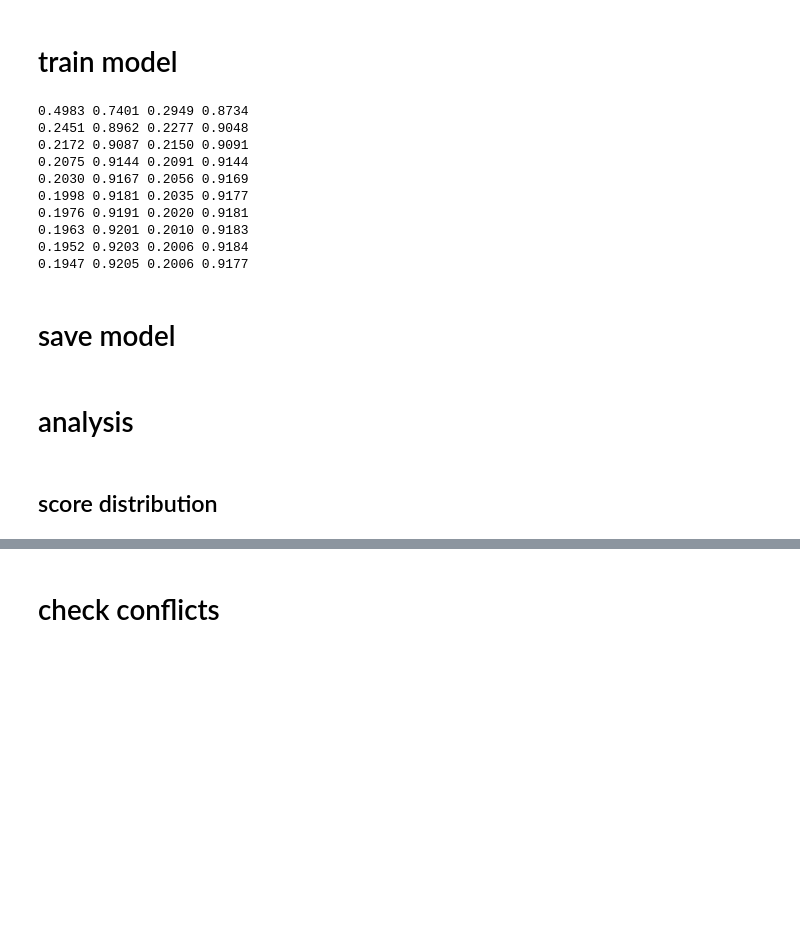
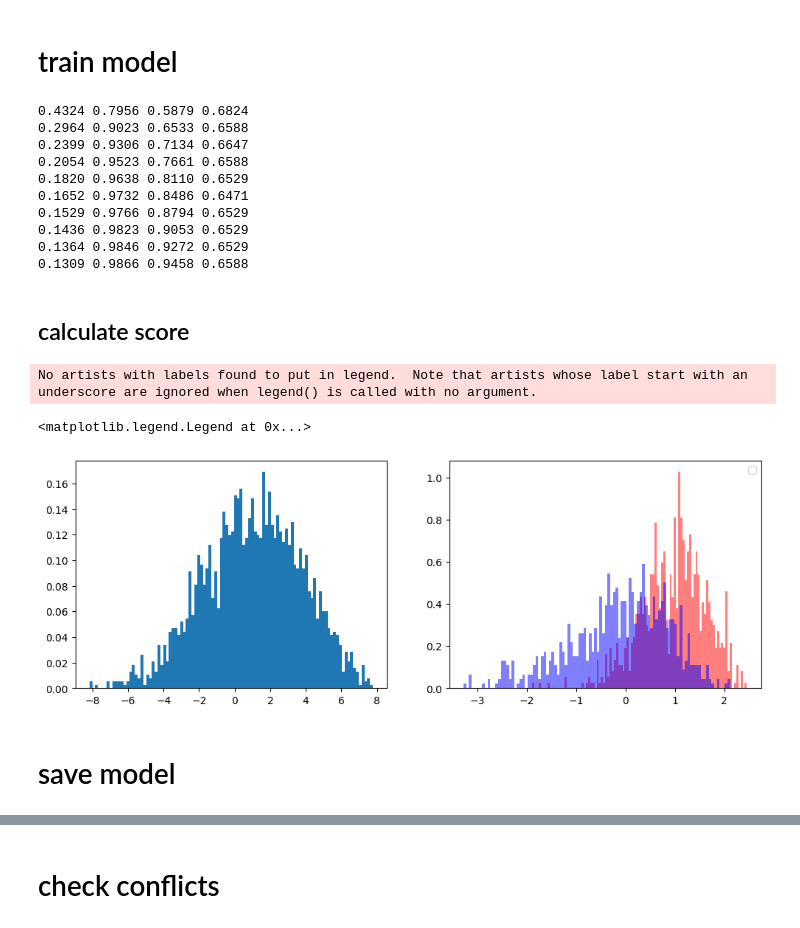
Before and after one commit to kk-digital/kcg-ml-image-pipeline, a Jupyter notebook: scripts/notebooks/han/004_rank_model-sentence-level.ipynb, the cells around one changed output, grey strips where cells are left out. Drawn from its saved outputs; the diff is of its cells as text; code cells hidden in the pictures; blank space fills up the shorter version.

Commit message:
update check rank resulte by single model notebook

```diff
--- a/scripts/notebooks/han/004_rank_model-sentence-level.ipynb
+++ b/scripts/notebooks/han/004_rank_model-sentence-level.ipynb
@@ -166,6 +139,4 @@ warmup = torch.optim.lr_scheduler.LambdaLR(optimizer, [lambda step: step / 100.
 # %%
-scaler = torch.cuda.amp.GradScaler()
-
 bces, accs = list(), list()
 
 for epoch in tqdm(range(1000)):
@@ -178,12 +149,10 @@ for epoch in tqdm(range(1000)):
 
     optimizer.zero_grad()
 
-    with torch.cuda.amp.autocast(True):
+    y0 = model(x[..., 0])
+    y1 = model(x[..., 1])
 
-        y0 = model(x[..., 0])
-        y1 = model(x[..., 1])
-
-        y = torch.concat([y0, y1], dim=-1)
+    y = torch.concat([y0, y1], dim=-1)
 
     # backward
 
@@ -195,11 +164,10 @@ for epoch in tqdm(range(1000)):
 
     loss = bce + l1 * 1e-3
 
-    scaler.scale(loss).backward()
-    scaler.step(optimizer)
-    scaler.update()
+    loss.backward()
+    optimizer.step()
 
-    warmup.step()
+    # warmup.step()
 
     bces.append(bce.detach().cpu().numpy())
     accs.append(acc.detach().cpu().numpy())
@@ -234,16 +202,45 @@ for epoch in tqdm(range(1000)):
 
         bces, accs = list(), list()
 # %% [output]
-0.4983 0.7401 0.2949 0.8734
-0.2451 0.8962 0.2277 0.9048
-0.2172 0.9087 0.2150 0.9091
-0.2075 0.9144 0.2091 0.9144
-0.2030 0.9167 0.2056 0.9169
-0.1998 0.9181 0.2035 0.9177
-0.1976 0.9191 0.2020 0.9181
-0.1963 0.9201 0.2010 0.9183
-0.1952 0.9203 0.2006 0.9184
-0.1947 0.9205 0.2006 0.9177
+0.4324 0.7956 0.5879 0.6824
+0.2964 0.9023 0.6533 0.6588
+0.2399 0.9306 0.7134 0.6647
+0.2054 0.9523 0.7661 0.6588
+0.1820 0.9638 0.8110 0.6529
+0.1652 0.9732 0.8486 0.6471
+0.1529 0.9766 0.8794 0.6529
+0.1436 0.9823 0.9053 0.6529
+0.1364 0.9846 0.9272 0.6529
+0.1309 0.9866 0.9458 0.6588
+# %% [markdown]
+## calculate score
+# %%
+with torch.no_grad():
+    with torch.cuda.amp.autocast(True):
+        score = model(torch.tensor(image_embeds).half().cuda())[:, 0]
+        score = score.detach().cpu().numpy().astype('float32')
+# %%
+score_mean, score_std = score.mean(axis=0), score.std(axis=0)
+sigma_score = (score - score_mean[None]) / score_std[None]
+# %%
+ordered_pairs['sigma_score_1'] = sigma_score[ordered_pairs['index_1']]
+ordered_pairs['sigma_score_2'] = sigma_score[ordered_pairs['index_2']]
+# %%
+pyplot.figure(figsize=(12, 4))
+
+pyplot.subplot(1, 2, 1)
+
+_ = pyplot.hist(score, bins=100, density=True)
+
+pyplot.subplot(1, 2, 2)
+
+_ = pyplot.hist(ordered_pairs['sigma_score_1'].values, bins=100, density=True, alpha=0.5, color='r')
+_ = pyplot.hist(ordered_pairs['sigma_score_2'].values, bins=100, density=True, alpha=0.5, color='b')
+pyplot.legend()
+# %% [output]
+No artists with labels found to put in legend.  Note that artists whose label start with an underscore are ignored when legend() is called with no argument.
+<matplotlib.legend.Legend at 0x...>
+[figure, added]
 # %% [markdown]
 # save model
 # %%
@@ -252,4 +253,0 @@ torch.save(model.state_dict(), WEIGHT_PATH)
-# %% [markdown]
-# analysis
-# %% [markdown]
-## score distribution
```
Also changed, not shown: parts of 47 cells of this notebook.
